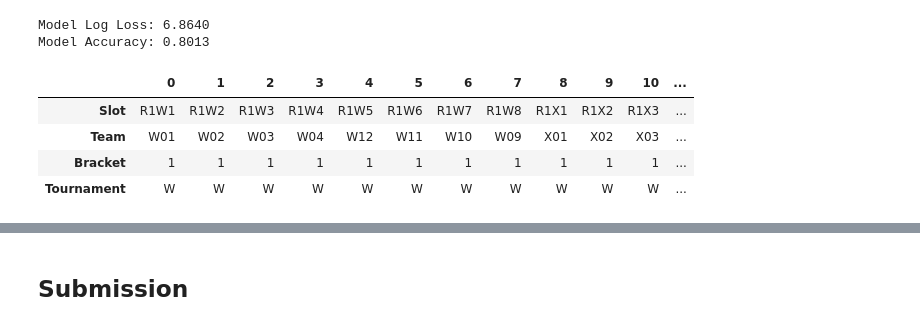
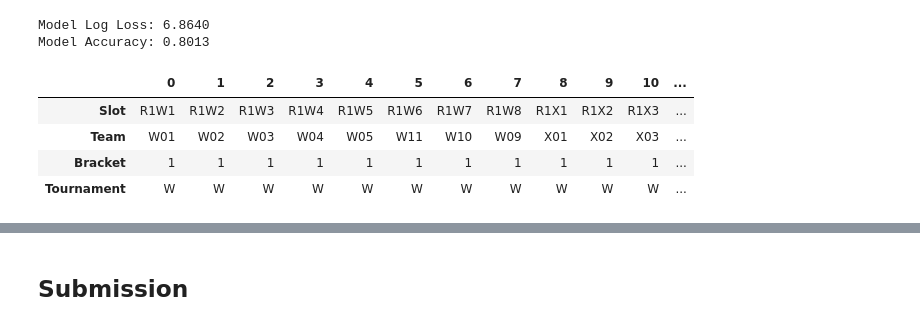
Before and after one commit to heefjones/march_madness, a Jupyter notebook: preds.ipynb, the cells around one changed output, grey strips where cells are left out. Cells and saved outputs as stored; diff of their text form; code cells hidden in the pictures.

```diff
--- a/preds.ipynb
+++ b/preds.ipynb
@@ -731,9 +731,17 @@ def generate_bracket(data, estimator, tournament, num_brackets, slots_df=slots):
             # predict the outcomes of the round
             preds = estimator.predict_proba(X)
 
+            # if n == 1:
+            #     print(f'\n\nround {i}:')
+            #     print(f'preds before: {preds}')
+
             # generate random values, update preds
             random_values = np.random.rand(len(preds))
-            preds = (random_values < preds[:, 0]).astype(int)
+            preds = (random_values > preds[:, 0]).astype(int)
+
+            # if n == 1:
+            #     print(f'random values: {random_values}')
+            #     print(f'preds after: {preds}')
 
             # replace preds with full seed of winning team
             preds = np.where(preds > 0, round_df['A_FullSeed'], round_df['B_FullSeed'])
@@ -942,16 +920,16 @@ Model Log Loss: 6.8640
 Model Accuracy: 0.8013
 # %%
 # generate women's bracket
-result_w_reg = generate_bracket(data=wdf_2024, estimator=wmodel_reg, tournament='W')
-result_w_class = generate_bracket(data=wdf_2024, estimator=wmodel_class, tournament='W')
+# result_w_reg = generate_bracket(data=wdf_2024, estimator=wmodel_reg, tournament='W')
+w_brackets = generate_bracket(data=wdf_2024, estimator=wmodel_class, tournament='W', num_brackets=1)
 
 # delete vars
-del wmodel_reg, wmodel_class
+# del wmodel_reg, wmodel_class
 # %%
-result_w_reg.T
+w_brackets.T
 # %% [output]
 |  | 0 | 1 | 2 | 3 | 4 | 5 | 6 | 7 | 8 | 9 | 10 | ... |
 | Slot | R1W1 | R1W2 | R1W3 | R1W4 | R1W5 | R1W6 | R1W7 | R1W8 | R1X1 | R1X2 | R1X3 | ... |
-| Team | W01 | W02 | W03 | W04 | W12 | W11 | W10 | W09 | X01 | X02 | X03 | ... |
+| Team | W01 | W02 | W03 | W04 | W05 | W11 | W10 | W09 | X01 | X02 | X03 | ... |
 | Bracket | 1 | 1 | 1 | 1 | 1 | 1 | 1 | 1 | 1 | 1 | 1 | ... |
 | Tournament | W | W | W | W | W | W | W | W | W | W | W | ... |
```
Also changed, not shown: parts of 6 cells of this notebook, 1 other file.
